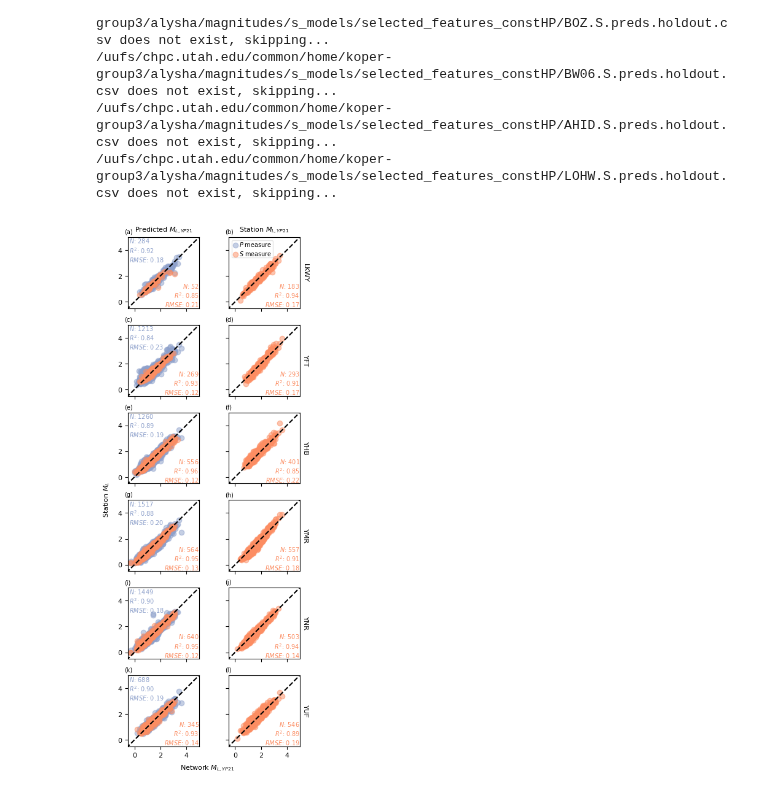
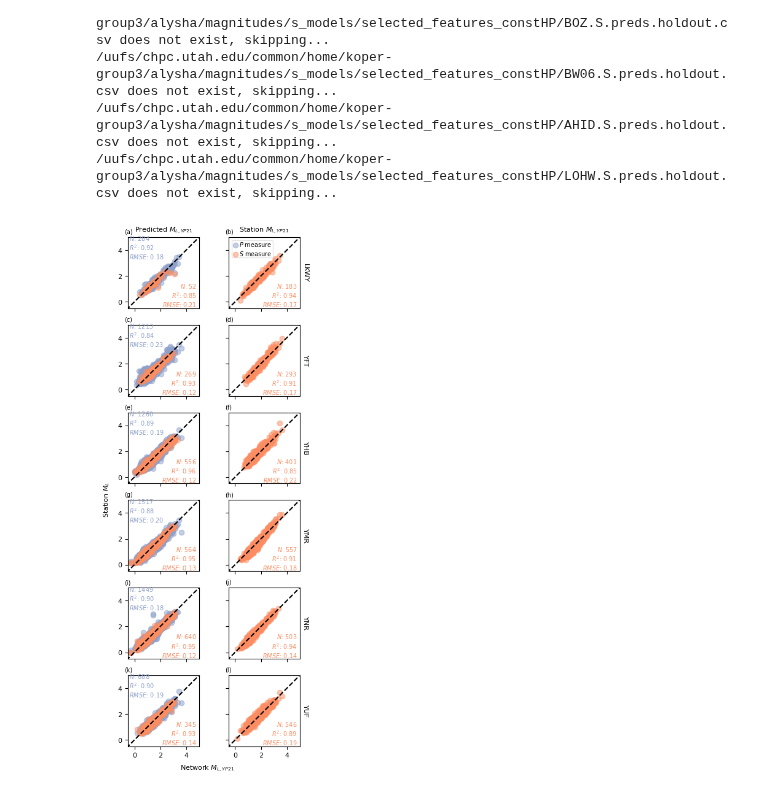
Before and after one commit to armstrong06/featmag, a Jupyter notebook: notebooks_figures/comparePredictionsWithYPML.ipynb, the cells around one changed output. Saved outputs shown, nothing was run; the diff lists cells and outputs as text; code cells hidden in the pictures.

Commit message:
move text because saved png and notebook rendered image look different

```diff
--- a/notebooks_figures/comparePredictionsWithYPML.ipynb
+++ b/notebooks_figures/comparePredictionsWithYPML.ipynb
@@ -113,11 +113,11 @@ for i in range(0, p_stats.shape[0]):
     axes[i][0].set_xticks([0, 2, 4])
     axes[i][0].set_yticks([0, 2, 4])
 
-    axes[i][0].text(-0.4, 3.1,
+    axes[i][0].text(-0.4, 3.3,
                 f"$N$:{p_stat_df.shape[0]: 0.0f}\n$R^2$:{p_r2: 0.2f}\n$RMSE$:{p_rmse: 0.2f}",
                 color=p_color,)
 
-    axes[i][0].text(5.0, -0.4,
+    axes[i][0].text(4.8, -0.4,
                     f"$N$:{s_stat_df.shape[0]: 0.0f}\n$R^2$:{s_r2: 0.2f}\n$RMSE$:{s_rmse: 0.2f}",
                     color=s_color,
                     horizontalalignment='right')
@@ -152,36 +152,36 @@ for i in range(0, p_stats.shape[0]):
     axes[i][1].set_xticks([0, 2, 4])
     axes[i][1].set_yticks([0, 2, 4])
 
-    axes[i][1].text(5.0, -0.4,
+    axes[i][1].text(4.8, -0.4,
                 f"$N$:{ypml_stat_df.shape[0]: 0.0f}\n$R^2$:{ypml_r2: 0.2f}\n$RMSE$:{ypml_rmse: 0.2f}",
                 color=s_color,
                 horizontalalignment='right')
     axes[i][1].yaxis.set_label_position("right")
     axes[i][1].set_ylabel(stat, rotation=-90, labelpad=10.0)
 
 handles.append(s)
 axes[0][1].legend(handles=handles,
                   loc='upper left',
                   borderpad=0.09,
                   handletextpad=0.2,
                   handlelength=1,
                   labelspacing=0.3,
                   framealpha=0.5)
 
 for i in range(axes.shape[0]):
     axes[i][1].set_yticklabels([])
 
 for ax in axes.flatten()[:-2]:
     ax.set_xticklabels([])
 
 
 subpanel_labels = list(string.ascii_lowercase)
 for i, ax in enumerate(axes.flatten()):
     ax.text(-0.05, 1.05, f'({subpanel_labels[i]})',
     transform=ax.transAxes,)
 
 fig.supylabel("Station $M_L$")
 fig.supxlabel("Network $M_{L,YP21}$")
-fig.savefig('../figures/comparePredictedandYP21StationML.png', dpi=300)
+fig.savefig('../figures/comparePredictedandYP21StationML.png', dpi=300, bbox_inches='tight')
 # %% [output]
-[figure, old version]
+[figure, new version]
```
Also changed, not shown: 1 other file.
